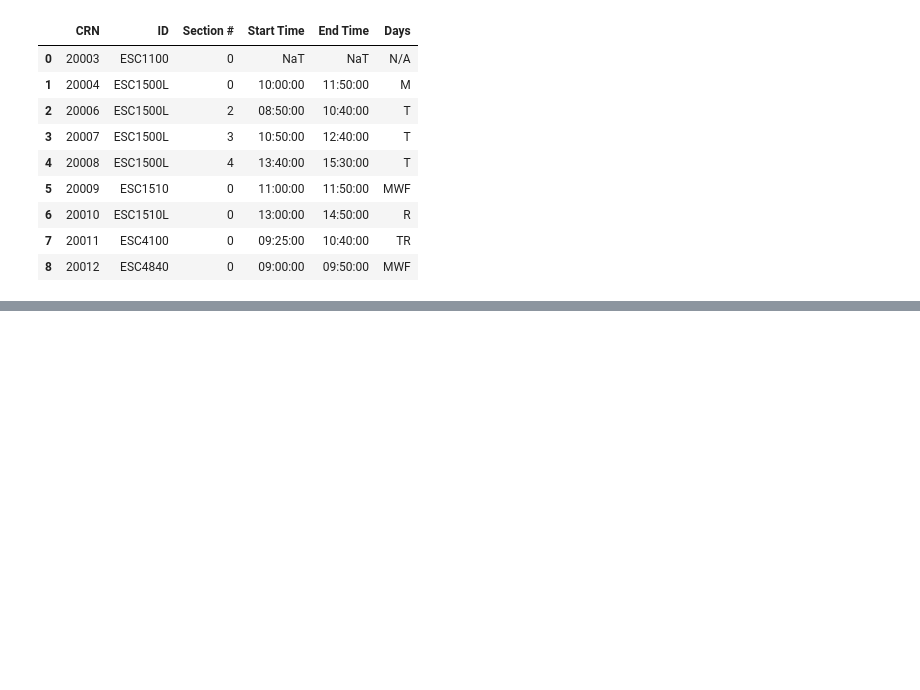
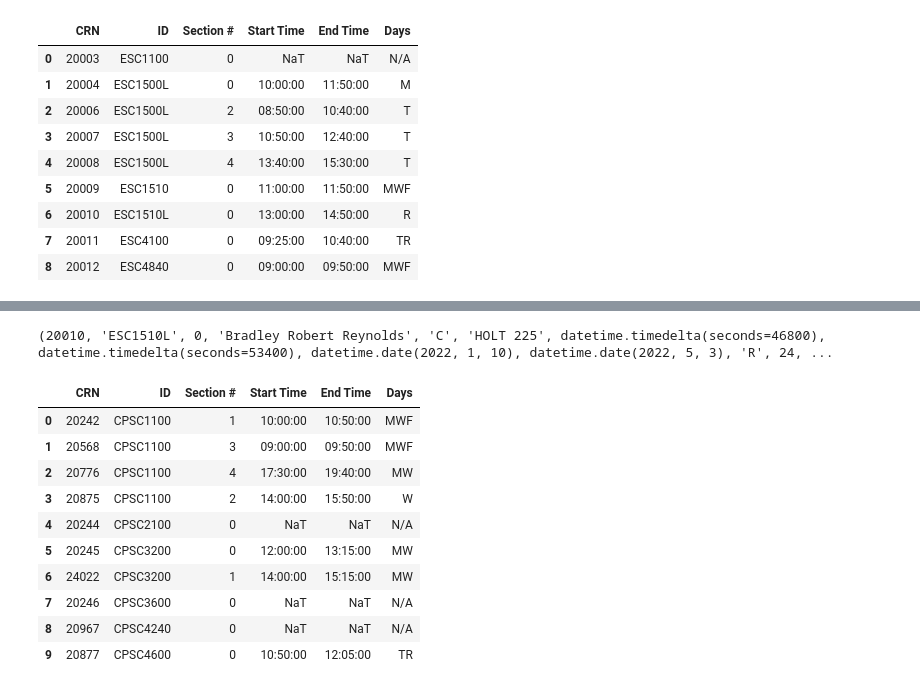
Before and after one commit to jacksonethan59/ProjectTeam3, a Jupyter notebook: dbTest.ipynb, the cells around one changed output, grey strips where cells are left out. Saved outputs shown, nothing was run; the diff lists cells and outputs as text; code cells hidden in the pictures; blank space fills up the shorter version.

```diff
--- a/dbTest.ipynb
+++ b/dbTest.ipynb
@@ -238,0 +275,11 @@ display(df)
+# %%
+q4 = """
+SELECT c.*
+FROM sections c, students s, course_registrations r
+WHERE s.id = r.student_id AND r.crn =  c.crn
+AND s.id = 'AEP337' AND r.semester = 'FALL2022';"""
+currCourses = read_query(conn1, q4)
+for result in currCourses:
+  print(result)
+# %% [output]
+(20010, 'ESC1510L', 0, 'Bradley Robert Reynolds', 'C', 'HOLT 225', datetime.timedelta(seconds=46800), datetime.timedelta(seconds=53400), datetime.date(2022, 1, 10), datetime.date(2022, 5, 3), 'R', 24, ...
@@ -238,0 +305,14 @@ display(df)
+# %%
+display(df)
+# %% [output]
+|  | CRN | ID | Section # | Start Time | End Time | Days |
+| 0 | 20242 | CPSC1100 | 1 | 10:00:00 | 10:50:00 | MWF |
+| 1 | 20568 | CPSC1100 | 3 | 09:00:00 | 09:50:00 | MWF |
+| 2 | 20776 | CPSC1100 | 4 | 17:30:00 | 19:40:00 | MW |
+| 3 | 20875 | CPSC1100 | 2 | 14:00:00 | 15:50:00 | W |
+| 4 | 20244 | CPSC2100 | 0 | NaT | NaT | N/A |
+| 5 | 20245 | CPSC3200 | 0 | 12:00:00 | 13:15:00 | MW |
+| 6 | 24022 | CPSC3200 | 1 | 14:00:00 | 15:15:00 | MW |
+| 7 | 20246 | CPSC3600 | 0 | NaT | NaT | N/A |
+| 8 | 20967 | CPSC4240 | 0 | NaT | NaT | N/A |
+| 9 | 20877 | CPSC4600 | 0 | 10:50:00 | 12:05:00 | TR |
```
Also changed, not shown: parts of 8 cells of this notebook.
